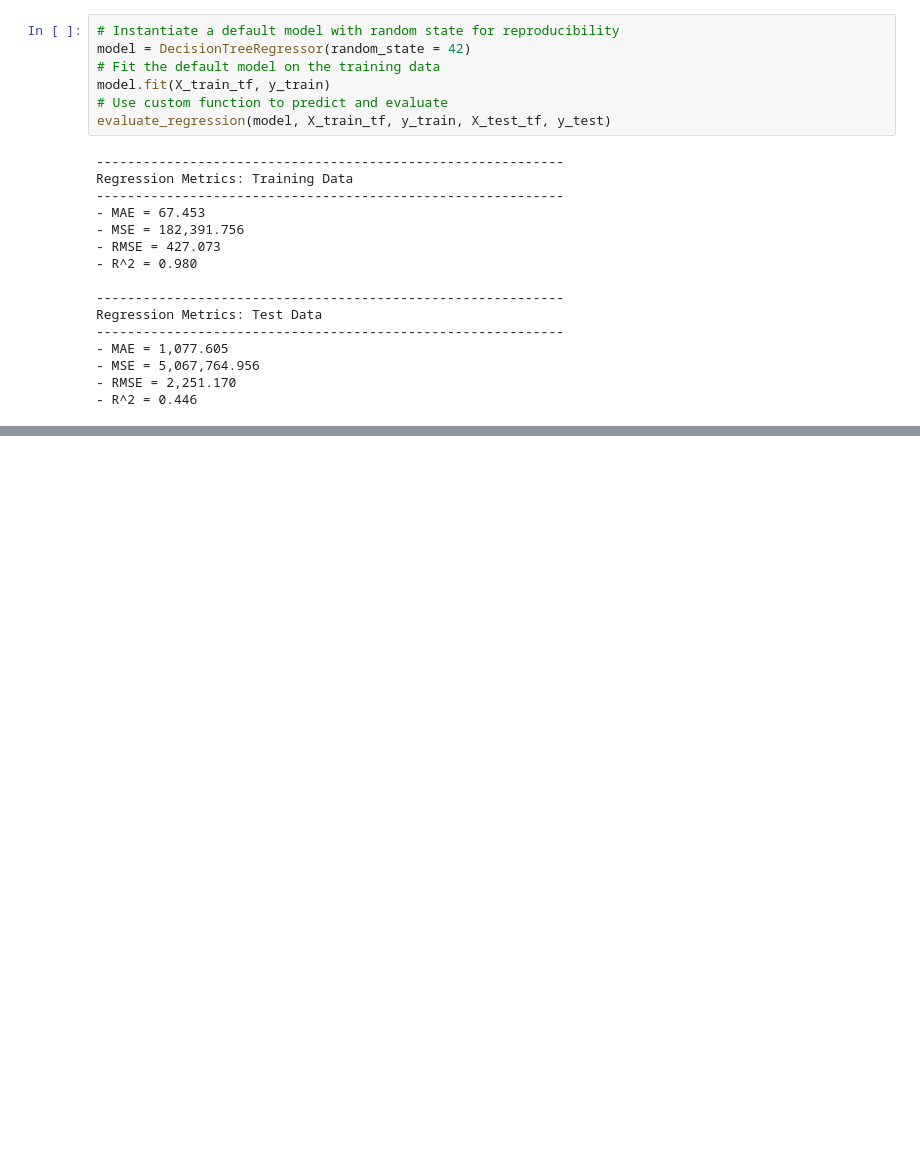
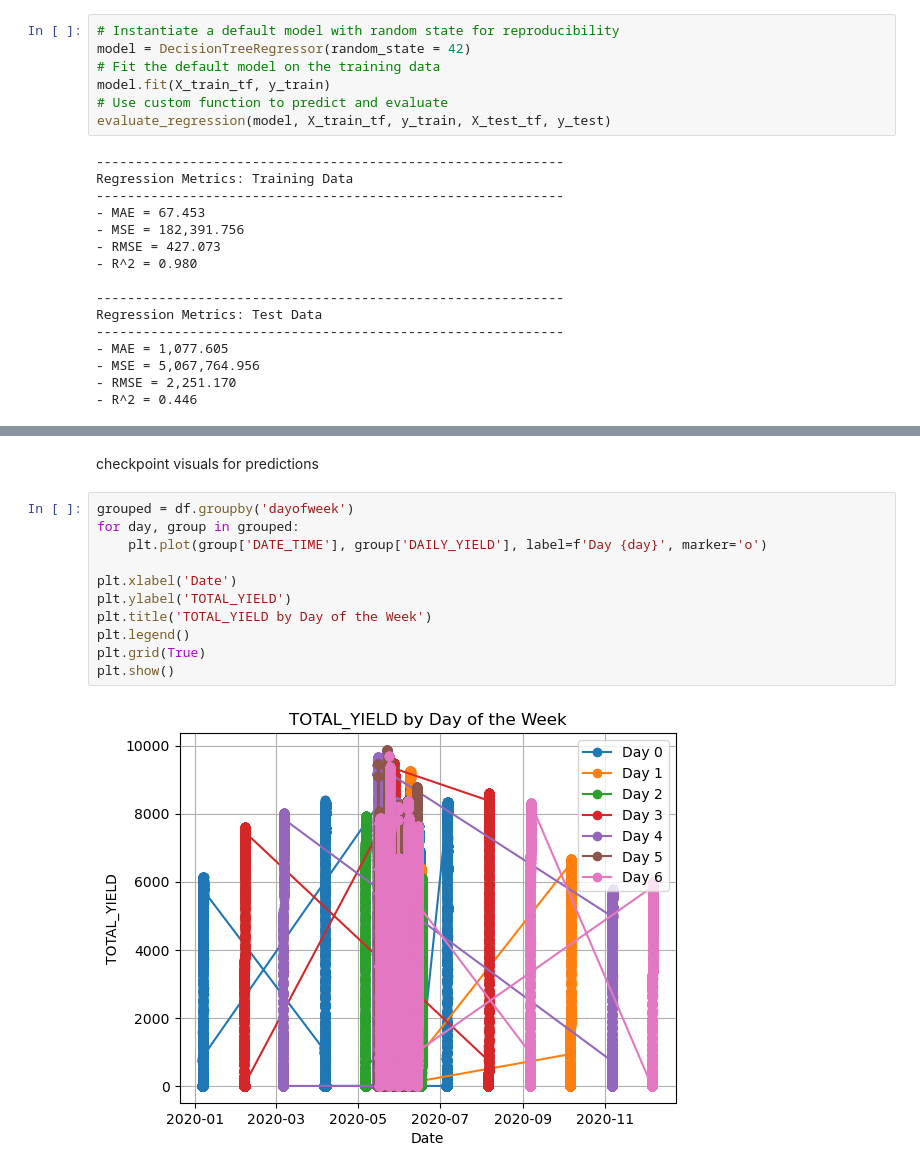
Before and after one commit to clovestad/-production_predictions, a Jupyter notebook: Production_predictions.ipynb, the cells around one changed output, grey strips where cells are left out. Saved outputs shown, nothing was run; the diff lists cells and outputs as text; blank space fills up the shorter version.

```diff
--- a/Production_predictions.ipynb
+++ b/Production_predictions.ipynb
@@ -243,0 +309,15 @@ Regression Metrics: Test Data
+# %% [markdown]
+checkpoint visuals for predictions
+# %%
+grouped = df.groupby('dayofweek')
+for day, group in grouped:
+    plt.plot(group['DATE_TIME'], group['DAILY_YIELD'], label=f'Day {day}', marker='o')
+
+plt.xlabel('Date')
+plt.ylabel('TOTAL_YIELD')
+plt.title('TOTAL_YIELD by Day of the Week')
+plt.legend()
+plt.grid(True)
+plt.show()
+# %% [output]
+[figure, added]
```
Also changed, not shown: parts of 8 cells of this notebook.
